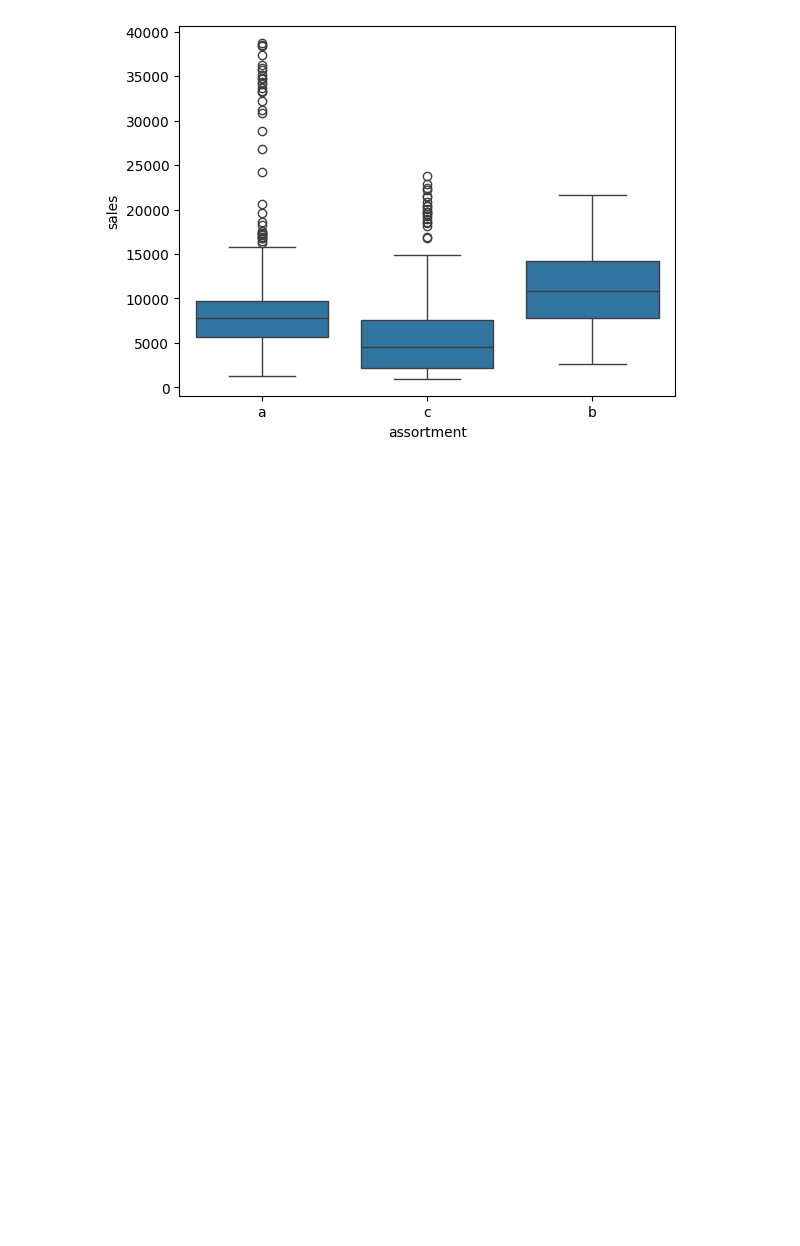
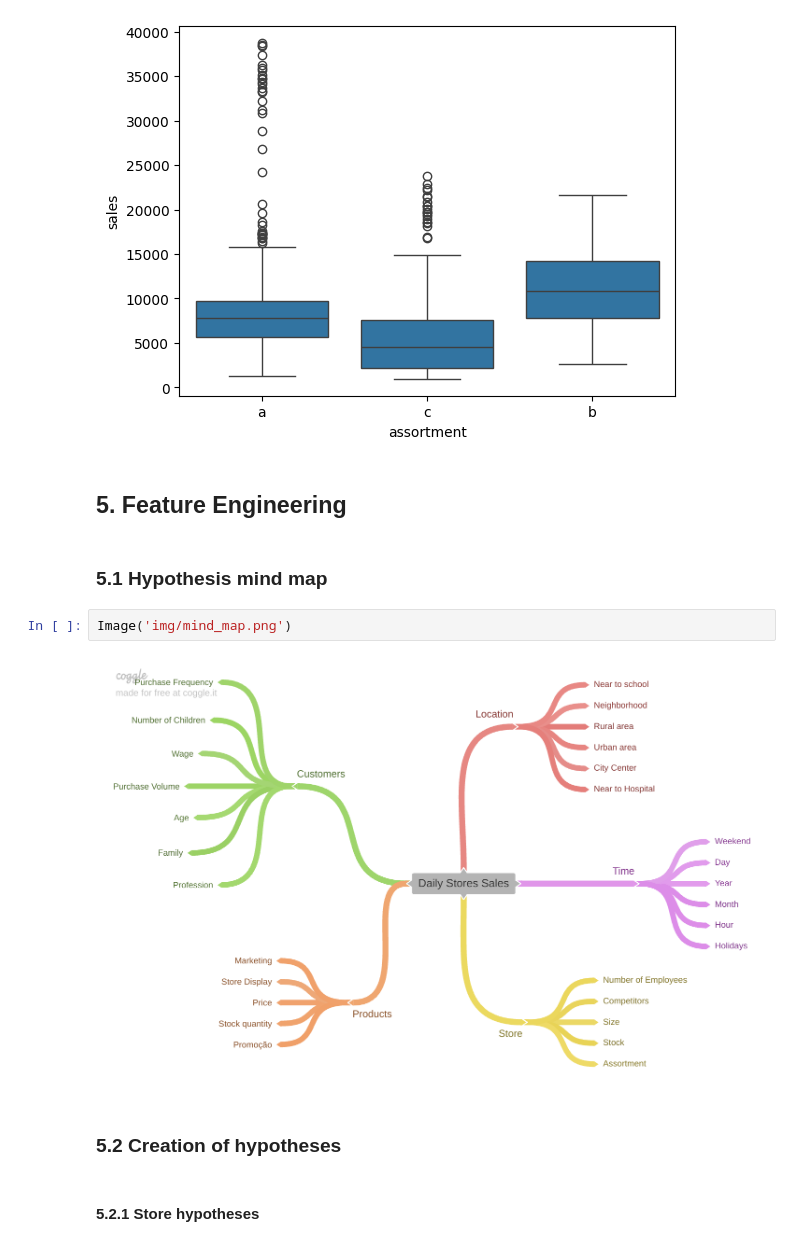
Before and after one commit to felipevalory/previsao_de_vendas, a Jupyter notebook: index.ipynb, the cells around one changed output. Saved outputs shown, nothing was run; the diff lists cells and outputs as text; blank space fills up the shorter version.

Commit message:
Add hypotheses

```diff
--- a/index.ipynb
+++ b/index.ipynb
@@ -335,3 +336,15 @@ sns.boxplot(x='assortment', y='sales', data=aux1)
 # %% [output]
 <Axes: xlabel='assortment', ylabel='sales'>
 [figure]
+# %% [markdown]
+## 5. Feature Engineering
+# %% [markdown]
+### 5.1 Hypothesis mind map
+# %%
+Image('img/mind_map.png')
+# %% [output]
+[figure, added]
+# %% [markdown]
+### 5.2 Creation of hypotheses
+# %% [markdown]
+#### 5.2.1 Store hypotheses
```
Also changed, not shown: parts of 10 cells of this notebook, 1 other file.
